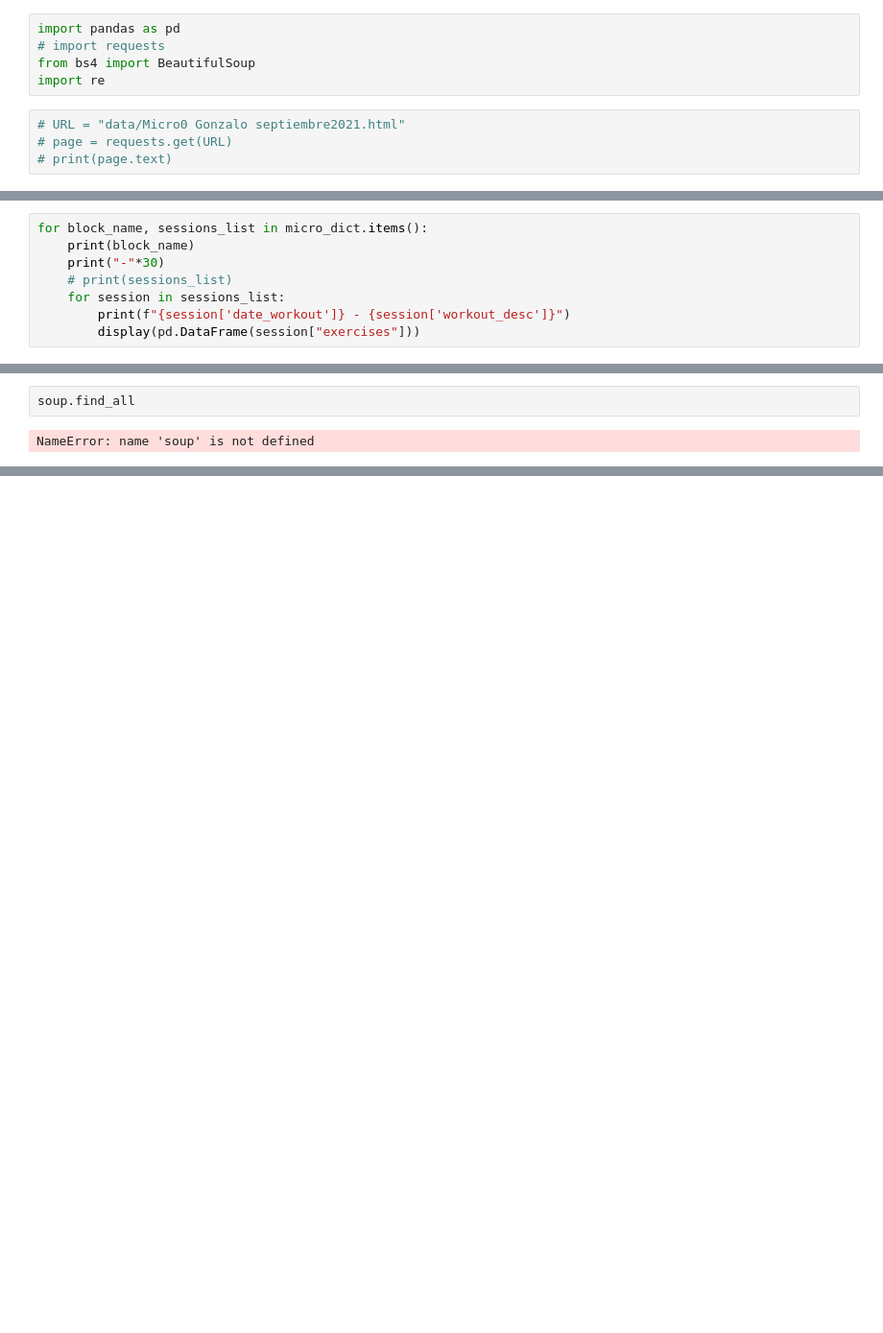
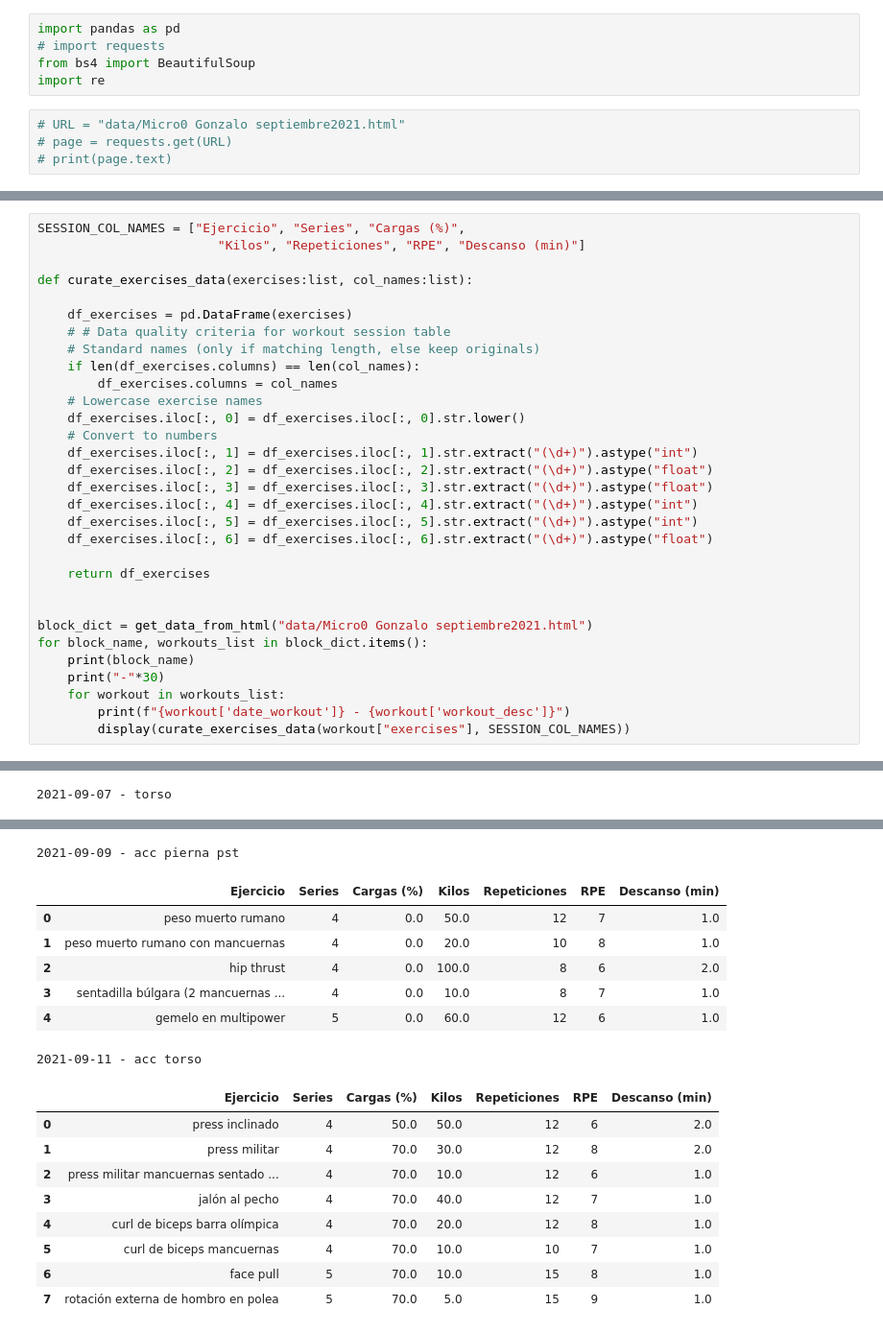
Before and after one commit to grhervas/gym-db, a Jupyter notebook: html_scrapper.ipynb, the cells around one changed output, grey strips where cells are left out. Shown at 96% size. Cells and saved outputs as stored; diff of their text form; blank space fills up the shorter version.

Commit message:
Finalizing functions for data ingestion html --> db (program, block and workout done). Pending exercise and workout_set

```diff
--- a/html_scrapper.ipynb
+++ b/html_scrapper.ipynb
@@ -110,8 +98,0 @@ next(iter( micro_dict.items() ))
-# %%
-for block_name, sessions_list in micro_dict.items():
-    print(block_name)
-    print("-"*30)
-    # print(sessions_list)
-    for session in sessions_list:
-        print(f"{session['date_workout']} - {session['workout_desc']}")
-        display(pd.DataFrame(session["exercises"]))
@@ -152,4 +99,32 @@ Micro 0 Gonzalo septiembre2021
-# %%
-soup.find_all
-# %% [output]
-NameError: name 'soup' is not defined
+# %%
+SESSION_COL_NAMES = ["Ejercicio", "Series", "Cargas (%)",
+                        "Kilos", "Repeticiones", "RPE", "Descanso (min)"]
+
+def curate_exercises_data(exercises:list, col_names:list):
+
+    df_exercises = pd.DataFrame(exercises)
+    # # Data quality criteria for workout session table
+    # Standard names (only if matching length, else keep originals)
+    if len(df_exercises.columns) == len(col_names):
+        df_exercises.columns = col_names
+    # Lowercase exercise names
+    df_exercises.iloc[:, 0] = df_exercises.iloc[:, 0].str.lower()
+    # Convert to numbers
+    df_exercises.iloc[:, 1] = df_exercises.iloc[:, 1].str.extract("(\d+)").astype("int")
+    df_exercises.iloc[:, 2] = df_exercises.iloc[:, 2].str.extract("(\d+)").astype("float")
+    df_exercises.iloc[:, 3] = df_exercises.iloc[:, 3].str.extract("(\d+)").astype("float")
+    df_exercises.iloc[:, 4] = df_exercises.iloc[:, 4].str.extract("(\d+)").astype("int")
+    df_exercises.iloc[:, 5] = df_exercises.iloc[:, 5].str.extract("(\d+)").astype("int")
+    df_exercises.iloc[:, 6] = df_exercises.iloc[:, 6].str.extract("(\d+)").astype("float")
+
+    return df_exercises
+
+
+block_dict = get_data_from_html("data/Micro0 Gonzalo septiembre2021.html")
+for block_name, workouts_list in block_dict.items():
+    print(block_name)
+    print("-"*30)
+    for workout in workouts_list:
+        print(f"{workout['date_workout']} - {workout['workout_desc']}")
+        display(curate_exercises_data(workout["exercises"], SESSION_COL_NAMES))
+# %% [output]
@@ -155,0 +140 @@ NameError: name 'soup' is not defined
+2021-09-07 - torso
@@ -155,0 +147,17 @@ NameError: name 'soup' is not defined
+2021-09-09 - acc pierna pst
+|  | Ejercicio | Series | Cargas (%) | Kilos | Repeticiones | RPE | Descanso (min) |
+| 0 | peso muerto rumano | 4 | 0.0 | 50.0 | 12 | 7 | 1.0 |
+| 1 | peso muerto rumano con mancuernas | 4 | 0.0 | 20.0 | 10 | 8 | 1.0 |
+| 2 | hip thrust | 4 | 0.0 | 100.0 | 8 | 6 | 2.0 |
+| 3 | sentadilla búlgara (2 mancuernas ... | 4 | 0.0 | 10.0 | 8 | 7 | 1.0 |
+| 4 | gemelo en multipower | 5 | 0.0 | 60.0 | 12 | 6 | 1.0 |
+2021-09-11 - acc torso
+|  | Ejercicio | Series | Cargas (%) | Kilos | Repeticiones | RPE | Descanso (min) |
+| 0 | press inclinado | 4 | 50.0 | 50.0 | 12 | 6 | 2.0 |
+| 1 | press militar | 4 | 70.0 | 30.0 | 12 | 8 | 2.0 |
+| 2 | press militar mancuernas sentado ... | 4 | 70.0 | 10.0 | 12 | 6 | 1.0 |
+| 3 | jalón al pecho | 4 | 70.0 | 40.0 | 12 | 7 | 1.0 |
+| 4 | curl de biceps barra olímpica | 4 | 70.0 | 20.0 | 12 | 8 | 1.0 |
+| 5 | curl de biceps mancuernas | 4 | 70.0 | 10.0 | 10 | 7 | 1.0 |
+| 6 | face pull | 5 | 70.0 | 10.0 | 15 | 8 | 1.0 |
+| 7 | rotación externa de hombro en polea | 5 | 70.0 | 5.0 | 15 | 9 | 1.0 |
```
Also changed, not shown: parts of 14 cells of this notebook, 1 other file.
